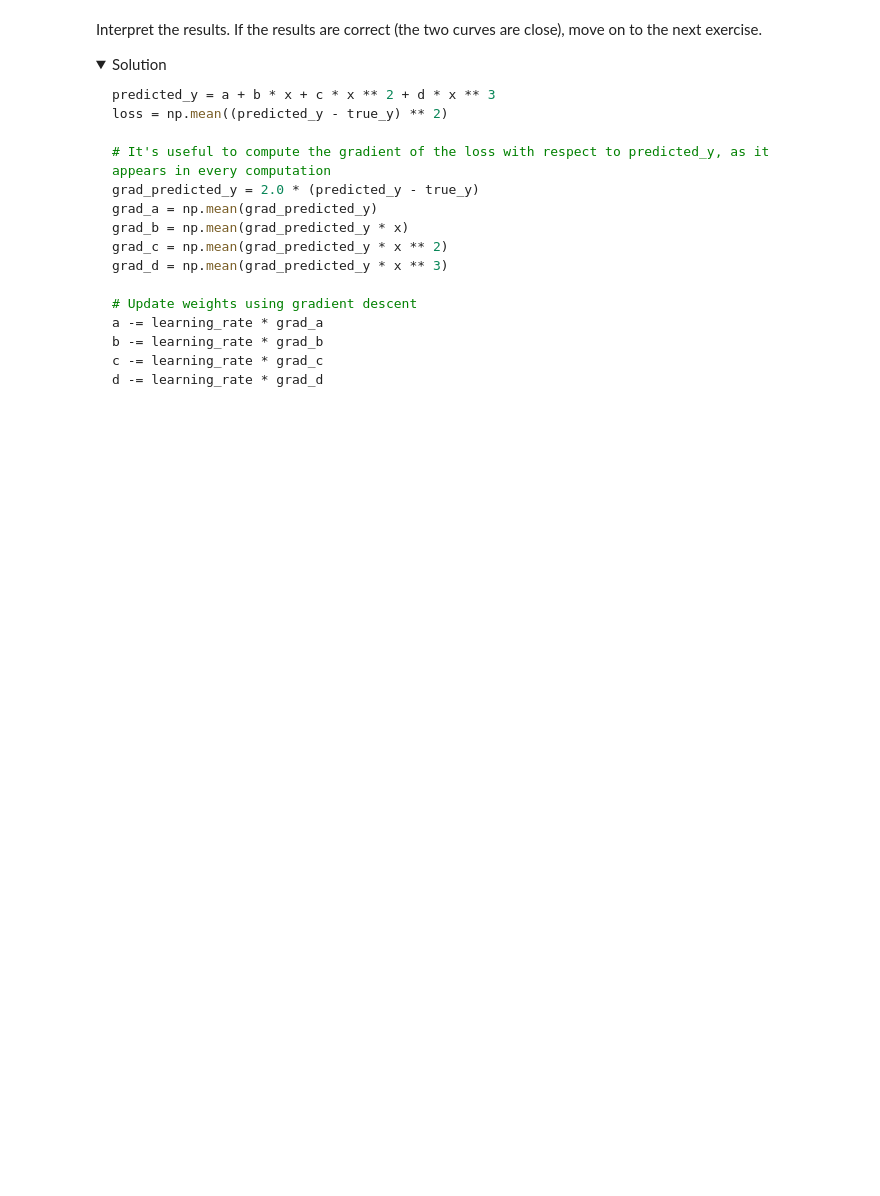
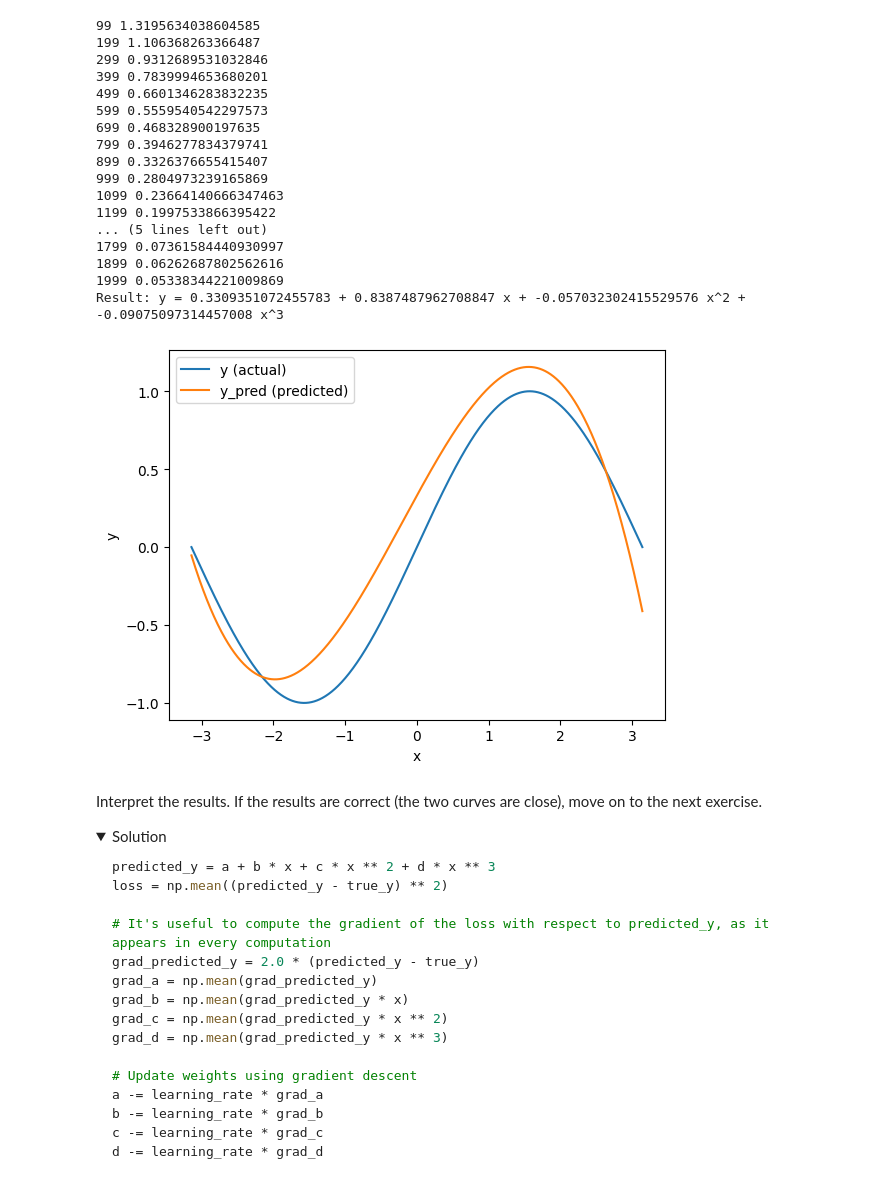
Before and after one commit to lwen2027/ml4good_gcolab, a Jupyter notebook: workshops/pytorch_tuto/pytorch_tuto.ipynb, the cells around one changed output. Saved outputs shown, nothing was run; the diff lists cells and outputs as text; code cells hidden in the pictures; folded sections open; blank space fills up the shorter version.

```diff
--- a/workshops/pytorch_tuto/pytorch_tuto.ipynb
+++ b/workshops/pytorch_tuto/pytorch_tuto.ipynb
@@ -55,43 +55,63 @@ true_y = np.sin(x)
 # Randomly initialize 4 weights, the coefficients of or degree 3 polynomial
 a = np.random.randn()
 b = np.random.randn()
 c = np.random.randn()
 d = np.random.randn()
 
 learning_rate = 1e-3
 epochs = 2000
 for t in range(epochs):
     # Forward pass: compute the predicted y
     # y = a + b·x + c·x² + d·x³
-    predicted_y = ...
+    predicted_y = a + b * x + c * x ** 2 + d * x ** 3
 
     # The loss is a measure of how far away the prediction is from the true y
     # Here we use the mean squared error. https://en.wikipedia.org/wiki/Mean_squared_error
     # Computing the loss is not necessary in numpy, but it will be necessary in Pytorch
-    loss = ...
+    loss = np.mean((predicted_y - true_y)**2)
     if t % 100 == 99:
         print(t, loss)
 
     # Compute the gradients of the loss with respect to a, b, c and d
     # Take a pen and paper!
     # Here we calculate the difference for each point and then calculate a gradient for each point.
     # Warning: predicted_y is a vector, and grad_a should be the mean gradient of each component of predicted_y.
-    grad_a = ...
-    grad_b = ...
-    grad_c = ...
-    grad_d = ...
+    grad_predicted_y = 2.0 * (predicted_y - true_y)
+    grad_a = np.mean(grad_predicted_y)
+    grad_b = np.mean(grad_predicted_y * x)
+    grad_c = np.mean(grad_predicted_y * x ** 2)
+    grad_d = np.mean(grad_predicted_y * x ** 3)
 
     # Update weights
-    a -= ...
-    b -= ...
-    c -= ...
-    d -= ...
+    a -= learning_rate * grad_a
+    b -= learning_rate * grad_b
+    c -= learning_rate * grad_c
+    d -= learning_rate * grad_d
 
 print(f"Result: y = {a} + {b} x + {c} x^2 + {d} x^3")
 # Tip: If if does not work, try to use .mean() instead of .sum()
 
 # Check with the plot!
 plot(predicted_y, true_y, x)
+# %% [output]
+99 1.3195634038604585
+199 1.106368263366487
+299 0.9312689531032846
+399 0.7839994653680201
+499 0.6601346283832235
+599 0.5559540542297573
+699 0.468328900197635
+799 0.3946277834379741
+899 0.3326376655415407
+999 0.2804973239165869
+1099 0.23664140666347463
+1199 0.1997533866395422
+... (5 lines left out)
+1799 0.07361584440930997
+1899 0.06262687802562616
+1999 0.05338344221009869
+Result: y = 0.3309351072455783 + 0.8387487962708847 x + -0.057032302415529576 x^2 + -0.09075097314457008 x^3
+[figure, added]
 # %% [markdown]
 Interpret the results. If the results are correct (the two curves are close), move on to the next exercise.
 
```
Also changed, not shown: parts of 1 cell of this notebook.
